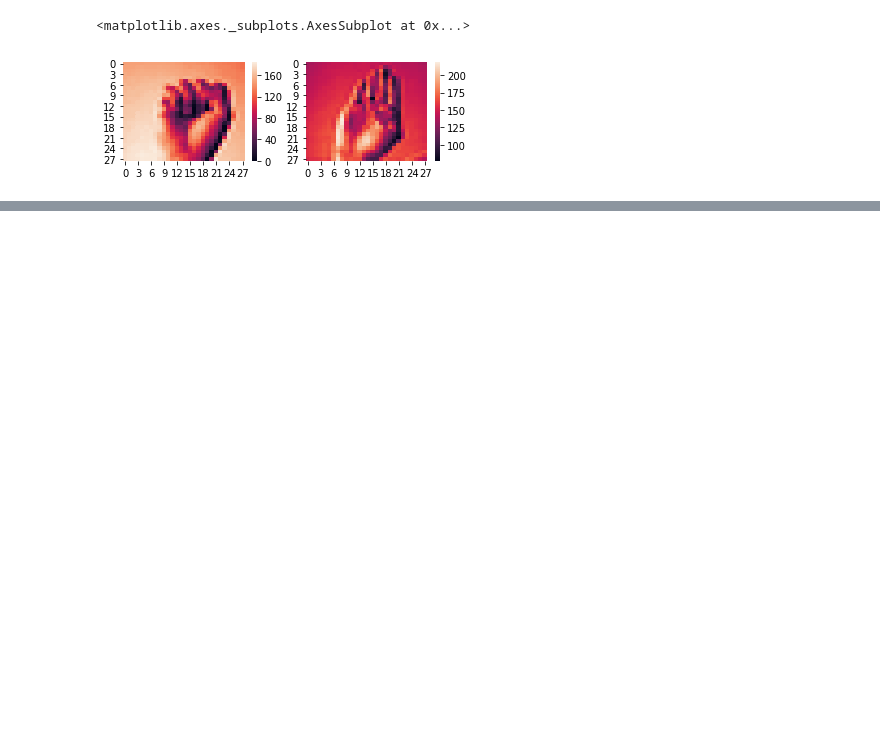
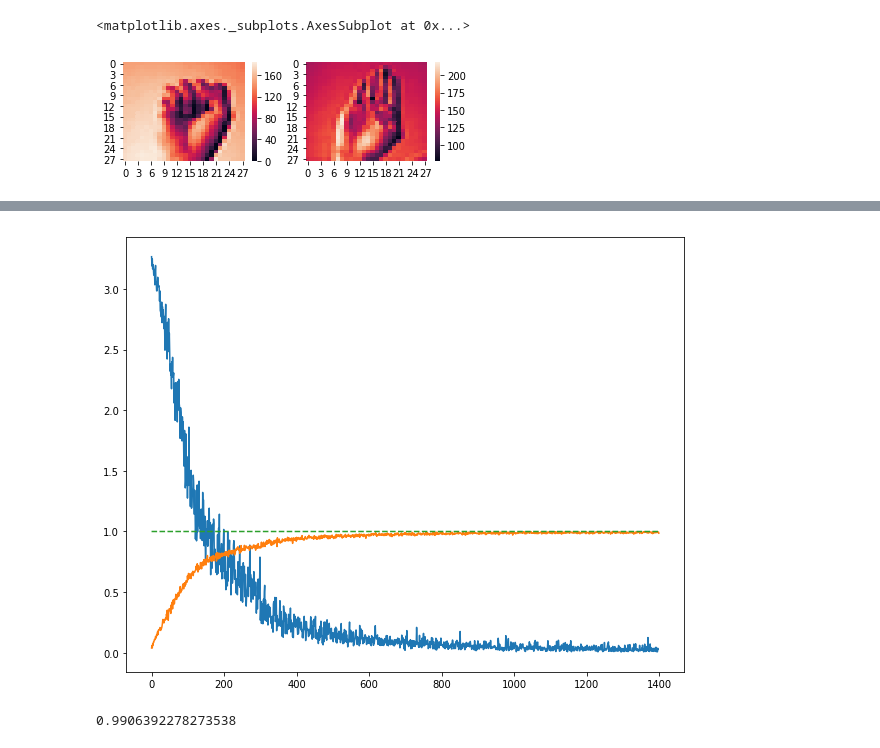
Before and after one commit to Gunnika/Sign_Language_Detector-PyTorch, a Jupyter notebook: sign_language_detector.ipynb, the cells around one changed output, grey strips where cells are left out. Cells and saved outputs as stored; diff of their text form; code cells hidden in the pictures; blank space fills up the shorter version.

```diff
--- a/sign_language_detector.ipynb
+++ b/sign_language_detector.ipynb
@@ -61,6 +71,3 @@ train_y = torch.LongTensor(train_labels.tolist())
 
 test_x = torch.FloatTensor(train_data)
 test_y = torch.LongTensor(train_labels.tolist())
-# %%
-class Network():
-    def __init__(self):
@@ -66,0 +151,7 @@ class Network():
+# %%
+epochs = 50
+batch_size = 100
+learning_rate = 0.001
+# %%
+optimizer = optim.SGD(model.parameters(), learning_rate, momentum=0.007)
+criterion = nn.CrossEntropyLoss()
@@ -66,0 +202,28 @@ class Network():
+# %%
+loss_log = []
+acc_log = []
+
+for e in range(50):
+    for i in range(0, train_x.shape[0], 100):
+        x_mini = train_x[i:i + 100]
+        y_mini = train_y[i:i + 100]
+
+        if use_cuda:
+            x_mini = x_mini.cuda()
+            y_mini = y_mini.cuda()
+            test_x = test_x.cuda()
+            test_y = test_y.cuda()
+
+        optimizer.zero_grad()
+        net_out = model(Variable(x_mini))
+
+        loss = criterion(net_out, Variable(y_mini))
+        loss.backward()
+        optimizer.step()
+
+        if i % 1000 == 0:
+            #pred = net(Variable(test_data_formated))
+            loss_log.append(loss.item())
+            acc_log.append(model.evaluate(torch.max(model(Variable(test_x[:500])).data, 1)[1], test_y[:500]))
+
+    print('Epoch: {} - Loss: {:.6f}'.format(e + 1, loss.item()))
@@ -66,0 +248,13 @@ class Network():
+# %%
+plt.figure(figsize=(10,8))
+plt.plot(loss_log[2:])
+plt.plot(acc_log)
+plt.plot(np.ones(len(acc_log)), linestyle='dashed')
+plt.show()
+# %% [output]
+[figure, added]
+# %%
+predictions = model(Variable(test_x))
+model.test(torch.max(predictions.data, 1)[1], test_y)
+# %% [output]
+0.9906392278273538
```
Also changed, not shown: parts of 14 cells of this notebook.
